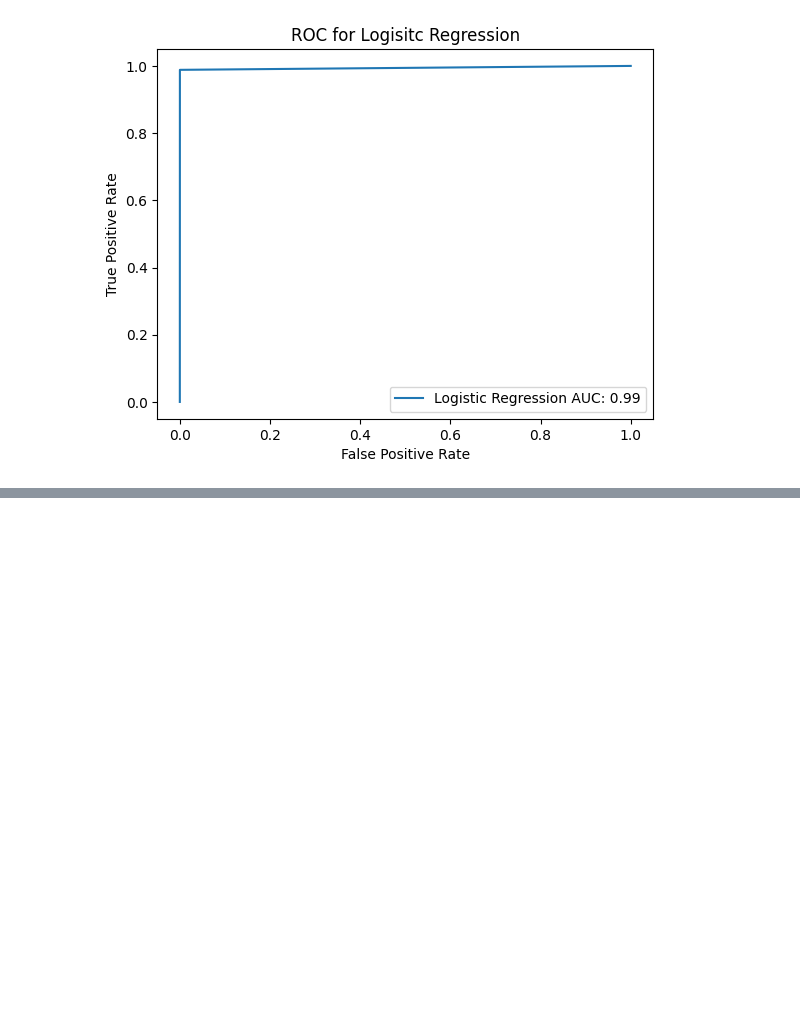
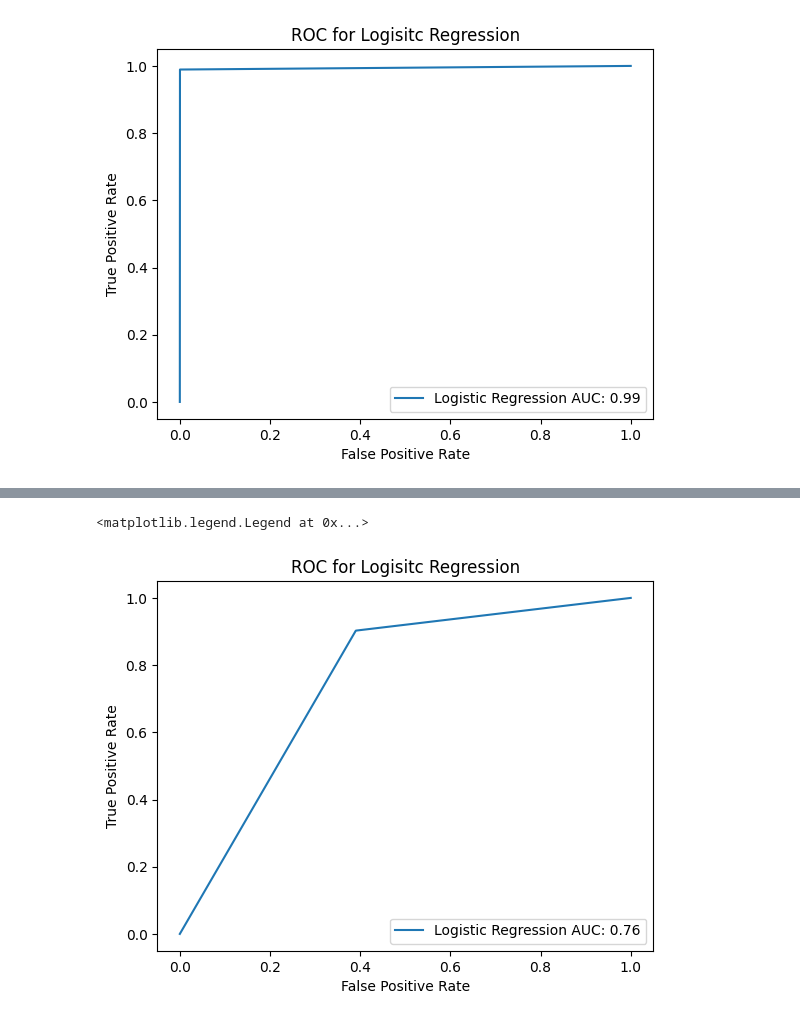
Before and after one commit to AlphauroraE/ML_Forensic_Data, a Jupyter notebook: HW5.ipynb, the cells around one changed output, grey strips where cells are left out. Cells and saved outputs as stored; diff of their text form; code cells hidden in the pictures; blank space fills up the shorter version.

Commit message:
Logistic Regression for MAGIC data

```diff
--- a/HW5.ipynb
+++ b/HW5.ipynb
@@ -120,0 +216,29 @@ plt.legend(loc='lower right')
+# %%
+m_logReg = LogisticRegression(max_iter=1500).fit(m_feat_train, m_resp_train)
+m_logReg_yhat = m_logReg.predict(m_feat_test)
+# %%
+# print(m_logReg_yhat)
+# print(m_resp_test)
+
+
+# # Here i made numerical representations for the sake of calculating MSE
+m_logReg_yhat_numRep = []
+m_resp_test_numRep = []
+
+for val in m_logReg_yhat:
+    if (val == "g"):
+        m_logReg_yhat_numRep.append(1)
+    elif (val == "h"):
+        m_logReg_yhat_numRep.append(0)
+
+for val in m_resp_test:
+    if (val == "g"):
+        m_resp_test_numRep.append(1)
+    elif (val == "h"):
+        m_resp_test_numRep.append(0)
+
+print(m_logReg_yhat_numRep)
+print(m_resp_test_numRep)
+
+error = mean_squared_error(m_logReg_yhat_numRep,m_resp_test_numRep,squared=False)
+print(f"{error} is the MSE of logistic regression")
@@ -120,0 +249,19 @@ plt.legend(loc='lower right')
+# %%
+# Code adapted from knn_svm_python.ipynb
+# Create an ROC curve for Logistic Regression
+from sklearn.metrics import roc_curve, auc
+
+# metrics for logistic regression
+m_fpr_log, m_tpr_log, _ = roc_curve(m_resp_test_numRep, m_logReg_yhat_numRep)
+m_auc_log = auc(m_fpr_log, m_tpr_log)
+
+# plot the info
+plt.plot(m_fpr_log, m_tpr_log, label='Logistic Regression AUC: {0:0.2f}'.format(m_auc_log))
+
+plt.xlabel('False Positive Rate')
+plt.ylabel('True Positive Rate')
+plt.title('ROC for Logistic Regression')
+plt.legend(loc='lower right')
+# %% [output]
+<matplotlib.legend.Legend at 0x...>
+[figure, added]
```
Also changed, not shown: parts of 15 cells of this notebook.
